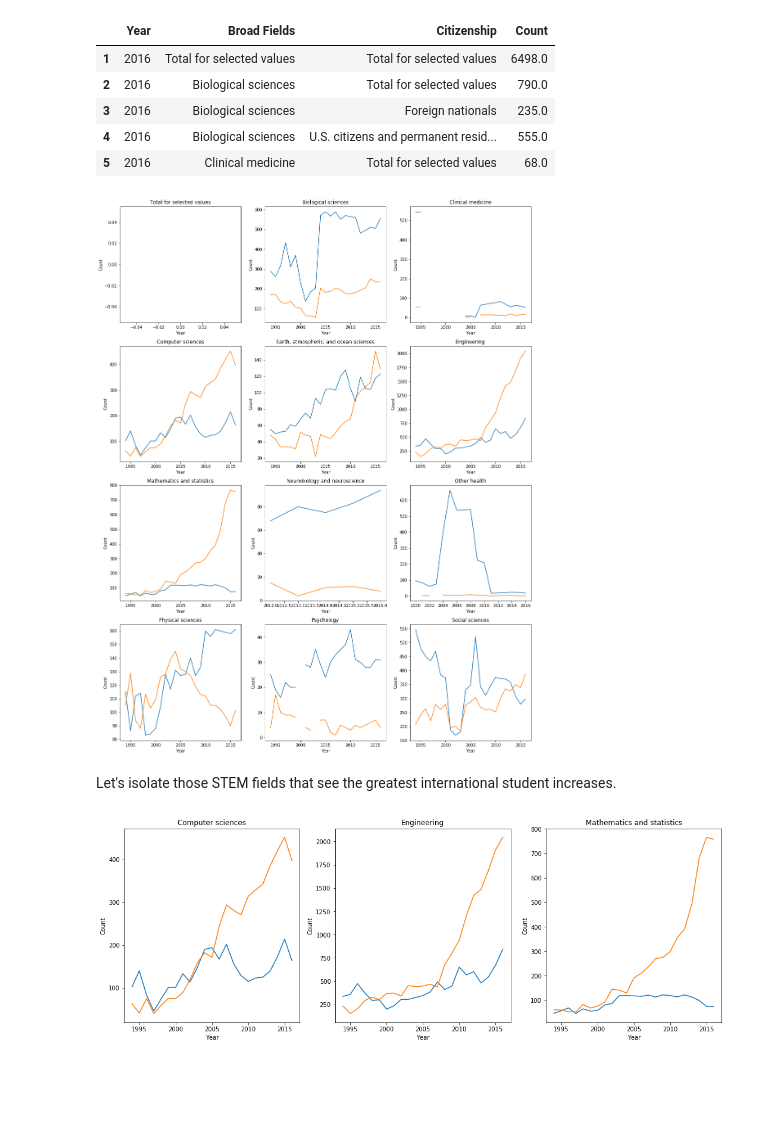
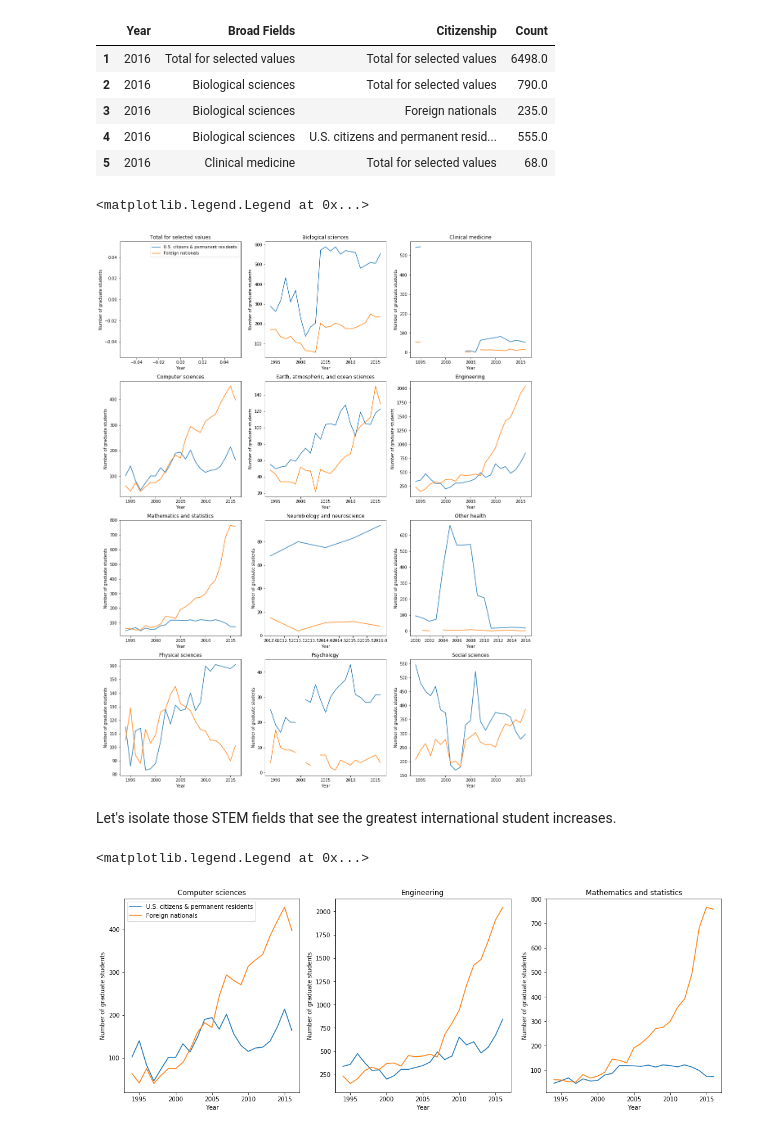
Before and after one commit to graphicsdesk/international-students, a Jupyter notebook: notebooks/gss.ipynb, the cells around one changed output. Cells and saved outputs as stored; diff of their text form; code cells hidden in the pictures; blank space fills up the shorter version.

Commit message:
added legend

```diff
--- a/notebooks/gss.ipynb
+++ b/notebooks/gss.ipynb
@@ -30,24 +30,28 @@ d = defaultdict(lambda: defaultdict(dict))
 for _, row in df.iterrows():
     d[int(row['Year'])][row['Broad Fields']][row['Citizenship']] = row['Count']
 # %%
-DOM_COL = 'U.S. citizens and permanent residents (non-U.S. citizens holding green cards)'
-INT_COL = 'Foreign nationals'
+DOM_COL_NAME = 'U.S. citizens and permanent residents (non-U.S. citizens holding green cards)'
+INT_COL_NAME = 'Foreign nationals'
+
+DOM_LABEL = 'U.S. citizens & permanent residents'
+INT_LABEL = INT_COL_NAME
 # %%
+years = np.arange(1994, 2017)
+
 def plotField(ax, field):
     domestic = []
     international = []
 
-    years = np.arange(1994, 2017)
     for year in years:
         counts = d[year][field]
-        domestic.append(counts.get(DOM_COL, None))
-        international.append(counts.get(INT_COL, None))
+        domestic.append(counts.get(DOM_COL_NAME, None))
+        international.append(counts.get(INT_COL_NAME, None))
 
-    ax.plot(years, domestic, label=DOM_COL)
-    ax.plot(years, international, label=INT_COL)
+    ax.plot(years, domestic, label=DOM_LABEL)
+    ax.plot(years, international, label=INT_LABEL)
 
     ax.set_title(field)
-    ax.set(xlabel='Year', ylabel='Count')
+    ax.set(xlabel='Year', ylabel='Number of graduate students')
 # %%
 fields = df['Broad Fields'].unique()
 
@@ -57,23 +61,28 @@ _, axarr = plt.subplots(rows, cols, figsize=(18, 24))
 
 for i in range(len(fields)):
     plotField(axarr[ i // cols, i % cols ], fields[i])
+
+axarr[0, 0].legend()
 # %% [output]
+<matplotlib.legend.Legend at 0x...>
-[figure, old version]
+[figure, new version]
 # %% [markdown]
 Let's isolate those STEM fields that see the greatest international student increases.
 # %%
 fieldsOfInterest = [
     'Computer sciences',
     'Engineering',
     'Mathematics and statistics',
 ]
 
 _, axarr = plt.subplots(1, 3, figsize=(18, 6))
 
 for i in range(len(fieldsOfInterest)):
     plotField(axarr[i], fieldsOfInterest[i])
+axarr[0].legend()
 # %% [output]
+<matplotlib.legend.Legend at 0x...>
-[figure, old version]
+[figure, new version]
 # %% [markdown]
 ## Findings
 
```
Also changed, not shown: parts of 2 cells of this notebook, 1 other file.
